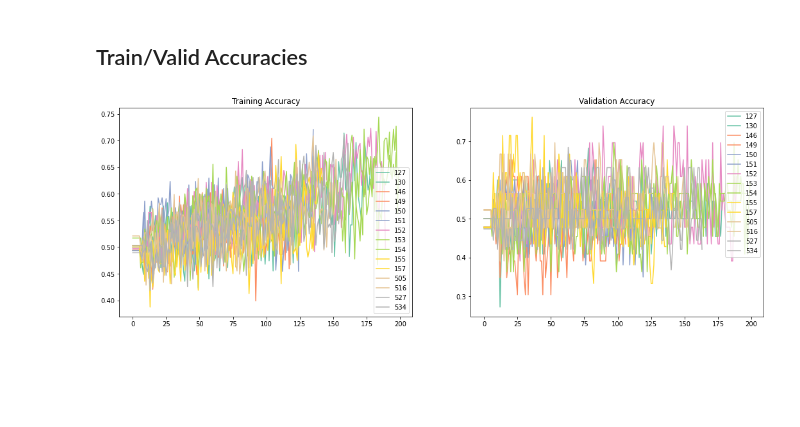
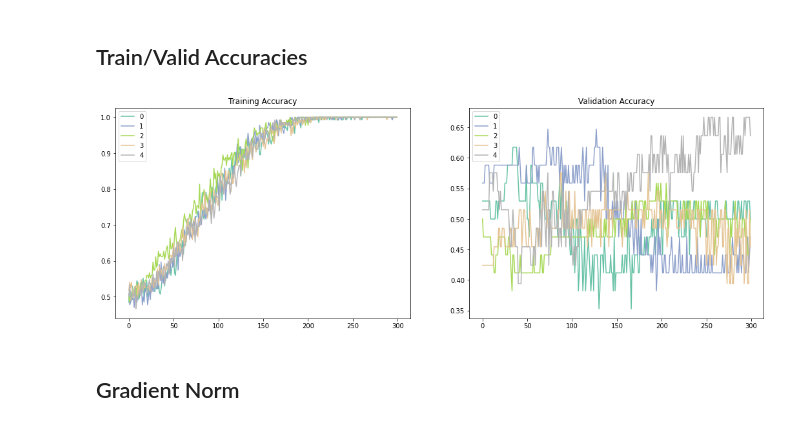
Before and after one commit to nicchiou/mindportal, a Jupyter notebook: experiments/motor_LR/chan_avg_transformer/ExperimentSummary.ipynb, the cells around one changed output. Drawn from its saved outputs; the diff is of its cells as text; code cells hidden in the pictures; blank space fills up the shorter version.

```diff
--- a/experiments/motor_LR/chan_avg_transformer/ExperimentSummary.ipynb
+++ b/experiments/motor_LR/chan_avg_transformer/ExperimentSummary.ipynb
@@ -109,11 +198,11 @@ KeyError: "['rnn_layers', 'hidden_size', 'fc_layers'] not in index"
 # %% [markdown]
 ## Train/Valid Losses
 # %%
-n_layers = 5
-n_heads = 2
-factor = 5
-d_model = 64
-montage = 'e'
+n_layers = 1
+n_heads = 4
+factor = 3
+d_model = 32
+montage = 'B'
 
 subset_df = all_model_df[(all_model_df['n_layers'] == n_layers) &
                          (all_model_df['n_heads'] == n_heads) &
@@ -130,6 +219,10 @@ for i, idx in enumerate(subset_df.index):
     ax[1].plot(subset_df.loc[idx, 'valid_losses'], color=colors[i])
     ax[0].set_title('Training Loss')
     ax[1].set_title('Validation Loss')
-    ax[0].legend(subset_df.subject.unique())
-    ax[1].legend(subset_df.subject.unique())
+    if subject is not None:
+        ax[0].legend(subset_df.cv_iter.unique())
+        ax[1].legend(subset_df.cv_iter.unique())
+    else:
+        ax[0].legend(subset_df.subject.unique())
+        ax[1].legend(subset_df.subject.unique())
 # %% [output]
@@ -137,11 +229,0 @@ for i, idx in enumerate(subset_df.index):
-# %%
-fig, ax = plt.subplots(1, 2, figsize=(18, 6))
-for i, idx in enumerate(subset_df.index):
-    ax[0].plot(subset_df.loc[idx, 'train_losses'], color=colors[i])
-    ax[1].plot(subset_df.loc[idx, 'valid_losses'], color=colors[i])
-    ax[0].set_title('Training Loss')
-    ax[1].set_title('Validation Loss')
-    ax[0].set_ylim((0, 1))
-    ax[1].set_ylim((0, 1))
-    ax[0].legend(subset_df.subject.unique())
-    ax[1].legend(subset_df.subject.unique())
@@ -150,28 +230,28 @@ for i, idx in enumerate(subset_df.index):
 # %% [markdown]
 ## Train/Valid Accuracies
 # %%
-# n_layers = 5
-# n_heads = 4
-# factor = 5
-# d_model = 64
-# montage = 'e'
-
 subset_df = all_model_df[(all_model_df['n_layers'] == n_layers) &
                          (all_model_df['n_heads'] == n_heads) &
                          (all_model_df['factor'] == factor) &
                          (all_model_df['d_model'] == d_model) &
                          (all_model_df['montage'] == montage)]
 
 n = len(subset_df)
 colors = plt.cm.Set2(np.linspace(0, 1, n))
 
 fig, ax = plt.subplots(1, 2, figsize=(18, 6))
 for i, idx in enumerate(subset_df.index):
     ax[0].plot(subset_df.loc[idx, 'train_acc'], color=colors[i])
     ax[1].plot(subset_df.loc[idx, 'valid_acc'], color=colors[i])
     ax[0].set_title('Training Accuracy')
     ax[1].set_title('Validation Accuracy')
-    ax[0].legend(subset_df.subject.unique())
-    ax[1].legend(subset_df.subject.unique())
+    if subject is not None:
+        ax[0].legend(subset_df.cv_iter.unique())
+        ax[1].legend(subset_df.cv_iter.unique())
+    else:
+        ax[0].legend(subset_df.subject.unique())
+        ax[1].legend(subset_df.subject.unique())
 # %% [output]
-[figure, old version]
+[figure, new version]
+# %% [markdown]
+## Gradient Norm
```
Also changed, not shown: parts of 35 cells of this notebook, 4 other files.
